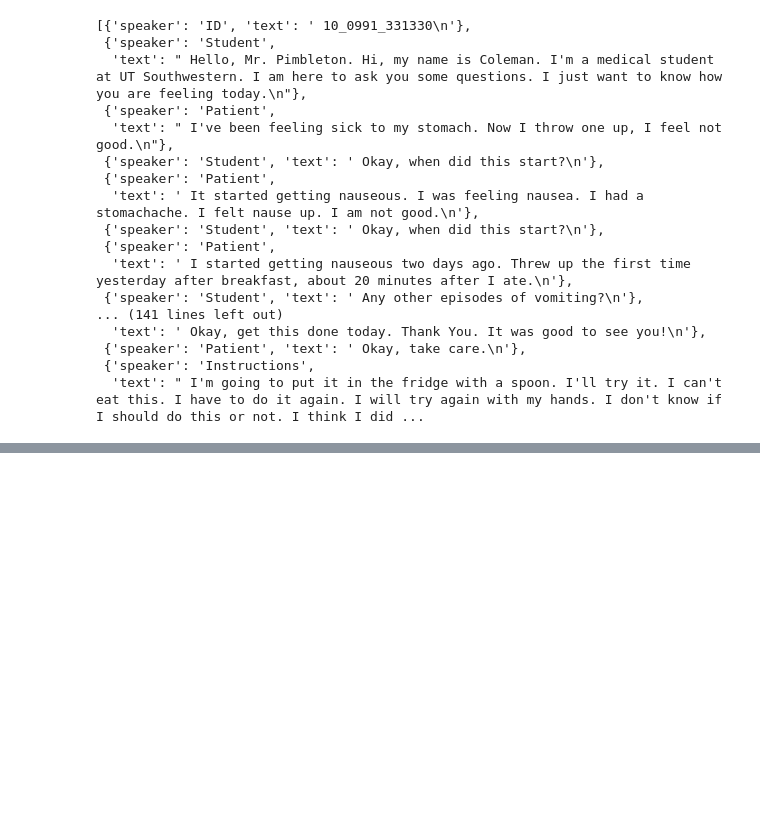
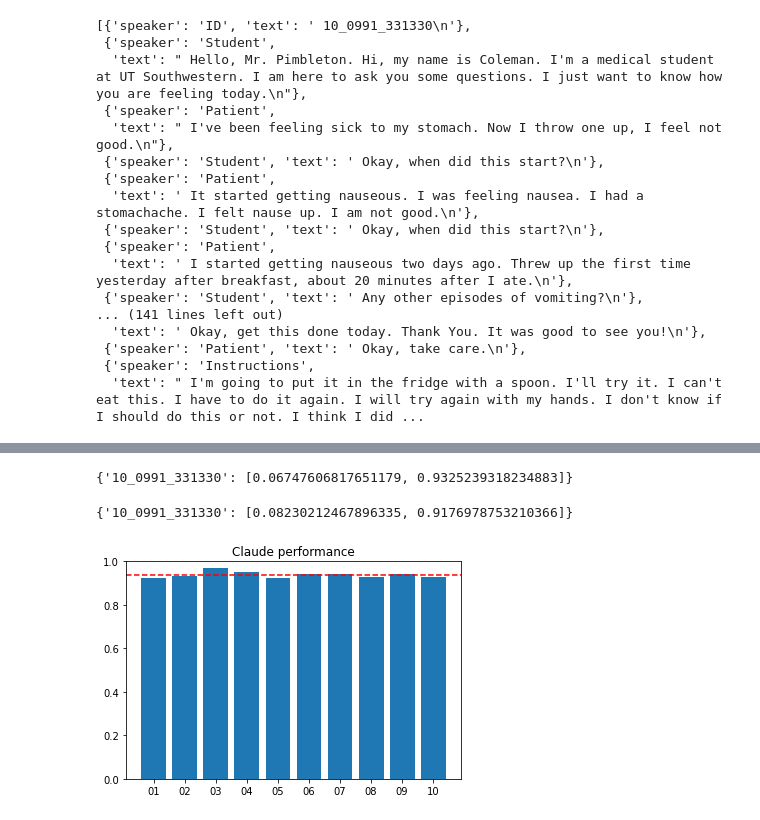
Before and after one commit to anniejain24/Diarization, a Jupyter notebook: diarized-labels-evaluation/levenshtein_diar_eval.ipynb, the cells around one changed output, grey strips where cells are left out. Cells and saved outputs as stored; diff of their text form; code cells hidden in the pictures; blank space fills up the shorter version.

Commit message:
claude diarization and evaluation updates

```diff
--- a/diarized-labels-evaluation/levenshtein_diar_eval.ipynb
+++ b/diarized-labels-evaluation/levenshtein_diar_eval.ipynb
@@ -84,6 +86,12 @@ def consolidate_transcript(transcript):
             new.append(this)
 
     return new
+# %%
+def extract_text(transcript):
+    out = ''
+    for line in transcript:
+        out += line['speaker'] + line['text']
+    return out
 # %%
 diar = consolidate_transcript(diar)
 # %%
@@ -431,0 +458,14 @@ gpt4_score
+# %%
+# eval using corrected Claude transcript
+def eval_transcript(ids, diar_path='/archive/shared/sim_center/shared/annie/GPT4 3-chunk/',
+                    gold_path = '/archive/shared/sim_center/shared/annie/gold-standard-diarized/'):
+    scores = {}
+    for id in ids:
+        # debugging statement:
+        print(id)
+        diar = extract_text(consolidate_transcript(reconstruct_transcript(diar_path, id)))
+        gold = extract_text(consolidate_transcript(reconstruct_transcript(gold_path, id)))
+        distance = normalized_levenshtein.distance(diar, gold)
+        similarity = normalized_levenshtein.similarity(diar, gold)
+        scores[id] = [distance, similarity]
+    return scores
@@ -431,0 +493,34 @@ gpt4_score
+# %%
+claude_score
+# %% [output]
+{'10_0991_331330': [0.06747606817651179, 0.9325239318234883]}
+# %%
+gpt4_score
+# %% [output]
+{'10_0991_331330': [0.08230212467896335, 0.9176978753210366]}
+# %%
+id_set1 = ['01_0542_298135',
+'02_0036_174595',
+'03_0028_174553',
+'04_0043_174686',
+'05_0033_174804',
+'06_0079_175106',
+'07_0068_174641',
+'08_0029_174576',
+'09_0029_174582',
+'10_0991_331330']
+# %%
+diar_path = '/archive/shared/sim_center/shared/annie/claude/'
+claude_score = eval_transcript(id_set1, diar_path=diar_path)
+gpt4_score = eval_transcript(id_set1)
+# %%
+claude = np.mean([claude_score[token][1] for token in claude_score])
+gpt4 = np.mean([gpt4_score[token][1] for token in gpt4_score])
+measures = ['distance', 'similarity']
+plt.bar([id[:2] for id in id_set1], [claude_score[token][1] for token in claude_score])
+plt.axhline(y = claude, color = 'r', linestyle = '--')
+plt.ylim(0, 1)
+plt.title("Claude performance")
+plt.show()
+# %% [output]
+[figure, added]
```
Also changed, not shown: parts of 14 cells of this notebook, 2 other files.
